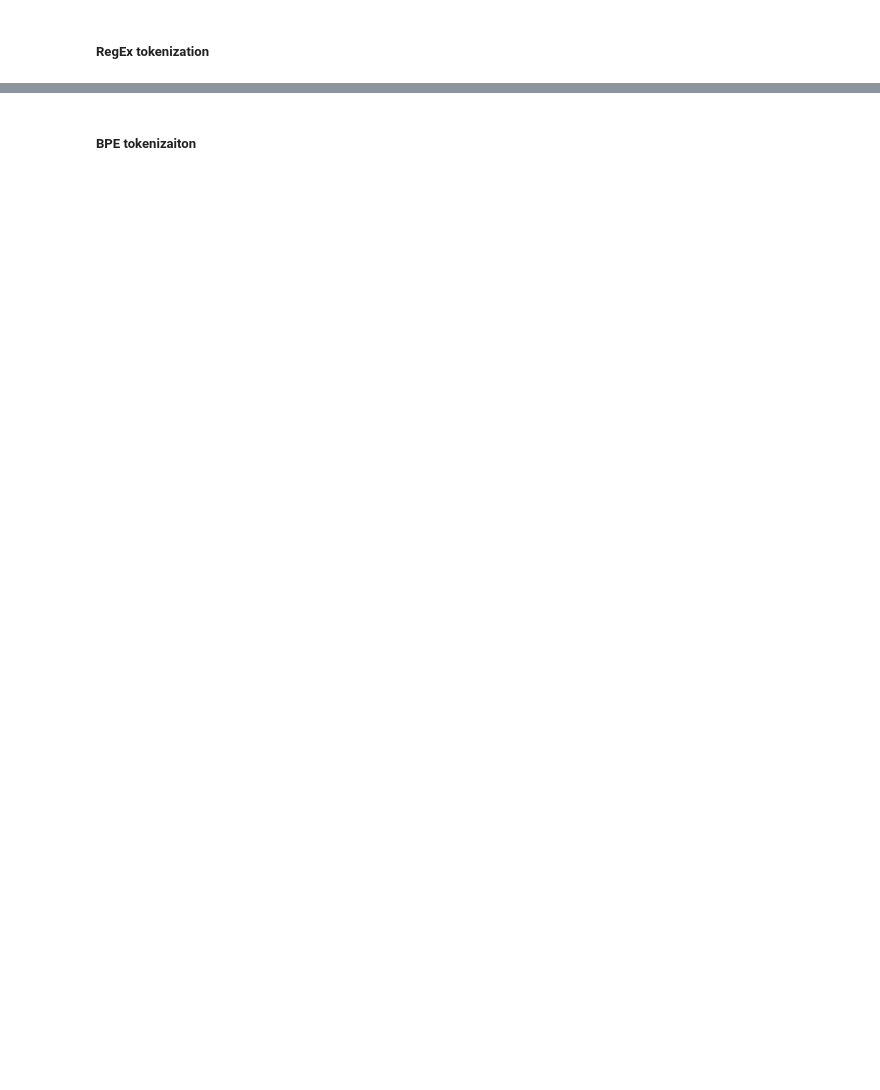
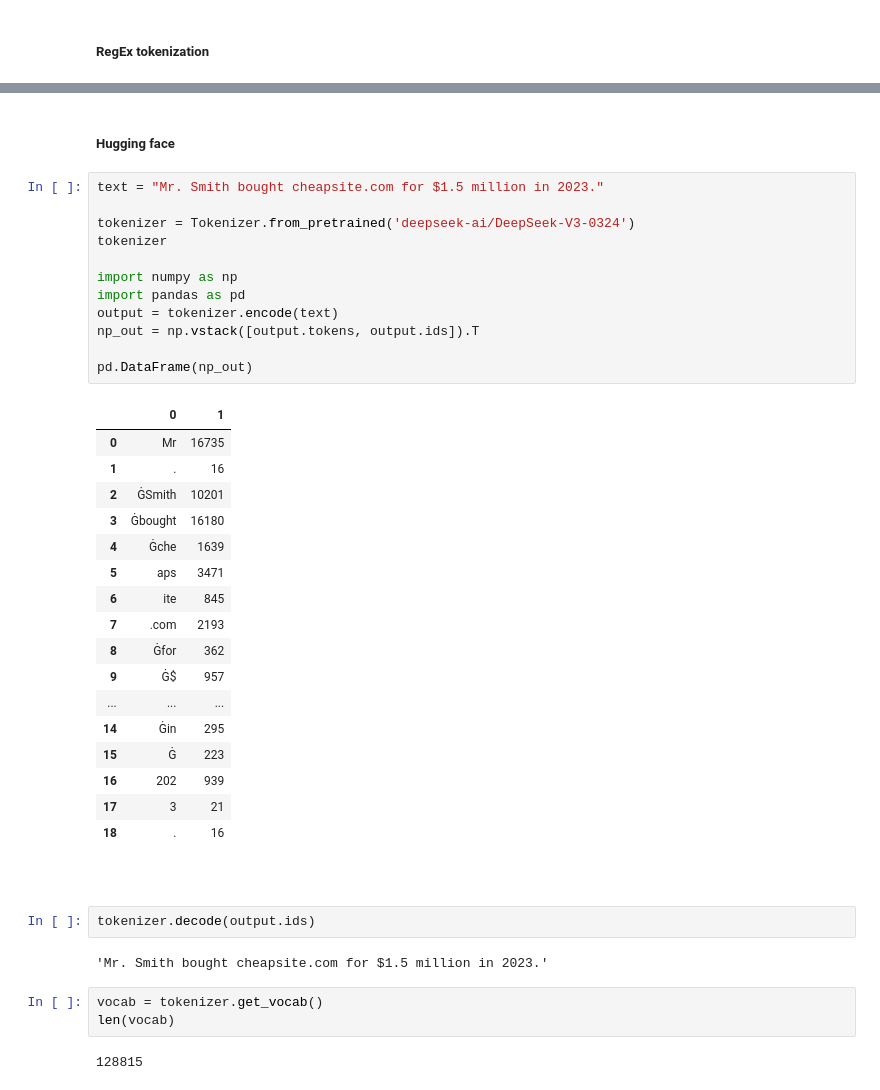
Before and after one commit to Amirmahdiii82/llm_from_scratch, a Jupyter notebook: 01.ipynb, the cells around one changed output, grey strips where cells are left out. Cells and saved outputs as stored; diff of their text form; blank space fills up the shorter version.

Commit message:
simple tokenization done

```diff
--- a/01.ipynb
+++ b/01.ipynb
@@ -148,4 +264,43 @@ text = 'Lorem Ipsum has been the industry standard dummy text ever since 1966'
 # %% [markdown]
-##### BPE tokenizaiton
+##### Hugging face
+# %%
+text = "Mr. Smith bought cheapsite.com for $1.5 million in 2023."
+
+tokenizer = Tokenizer.from_pretrained('deepseek-ai/DeepSeek-V3-0324')
+tokenizer
+
+import numpy as np
+import pandas as pd
+output = tokenizer.encode(text)
+np_out = np.vstack([output.tokens, output.ids]).T
+
+pd.DataFrame(np_out)
+# %% [output]
+|  | 0 | 1 |
+| 0 | Mr | 16735 |
+| 1 | . | 16 |
+| 2 | ĠSmith | 10201 |
+| 3 | Ġbought | 16180 |
+| 4 | Ġche | 1639 |
+| 5 | aps | 3471 |
+| 6 | ite | 845 |
+| 7 | .com | 2193 |
+| 8 | Ġfor | 362 |
+| 9 | Ġ$ | 957 |
+| ... | ... | ... |
+| 14 | Ġin | 295 |
+| 15 | Ġ | 223 |
+| 16 | 202 | 939 |
+| 17 | 3 | 21 |
+| 18 | . | 16 |
 # %% [markdown]
 ####
+# %%
+tokenizer.decode(output.ids)
+# %% [output]
+'Mr. Smith bought cheapsite.com for $1.5 million in 2023.'
+# %%
+vocab = tokenizer.get_vocab()
+len(vocab)
+# %% [output]
+128815
```
Also changed, not shown: parts of 17 cells of this notebook.
